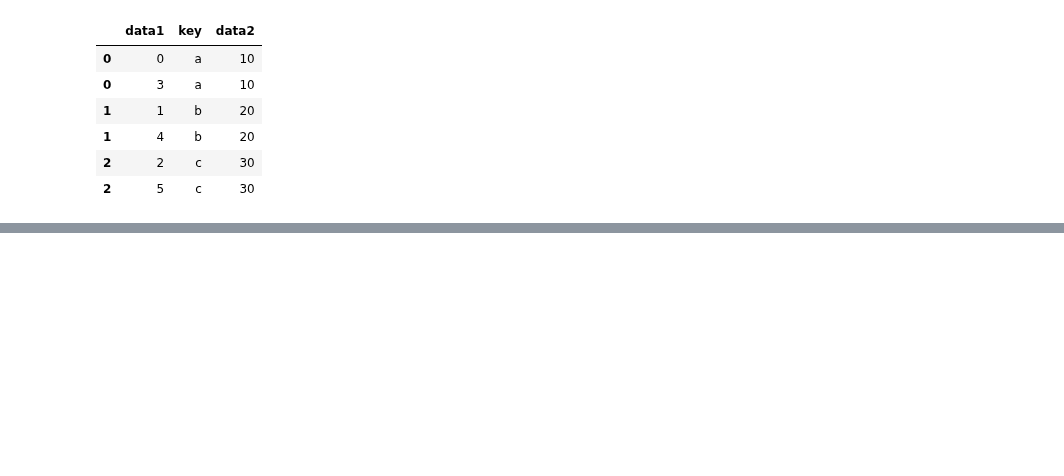
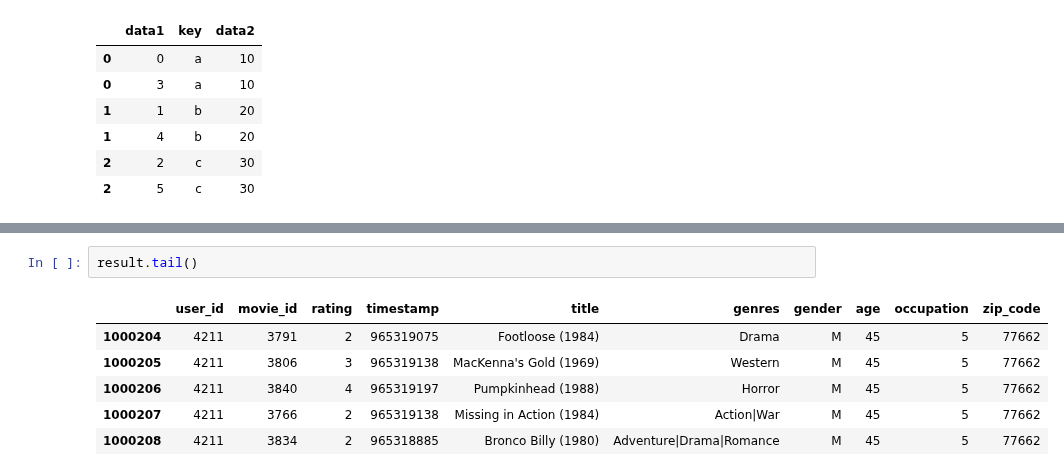
Before and after one commit to JakeOh/202011_itw_bd21, a Jupyter notebook: lab_da/da12_merge.ipynb, the cells around one changed output, grey strips where cells are left out. Saved outputs shown, nothing was run; the diff lists cells and outputs as text; blank space fills up the shorter version.

```diff
--- a/lab_da/da12_merge.ipynb
+++ b/lab_da/da12_merge.ipynb
@@ -239,0 +383,9 @@ movies.data, ratings.dat, users.dat 데이터 파일이 있음.
+# %%
+result.tail()
+# %% [output]
+|  | user_id | movie_id | rating | timestamp | title | genres | gender | age | occupation | zip_code |
+| 1000204 | 4211 | 3791 | 2 | 965319075 | Footloose (1984) | Drama | M | 45 | 5 | 77662 |
+| 1000205 | 4211 | 3806 | 3 | 965319138 | MacKenna's Gold (1969) | Western | M | 45 | 5 | 77662 |
+| 1000206 | 4211 | 3840 | 4 | 965319197 | Pumpkinhead (1988) | Horror | M | 45 | 5 | 77662 |
+| 1000207 | 4211 | 3766 | 2 | 965319138 | Missing in Action (1984) | Action|War | M | 45 | 5 | 77662 |
+| 1000208 | 4211 | 3834 | 2 | 965318885 | Bronco Billy (1980) | Adventure|Drama|Romance | M | 45 | 5 | 77662 |
```
Also changed, not shown: parts of 25 cells of this notebook.
